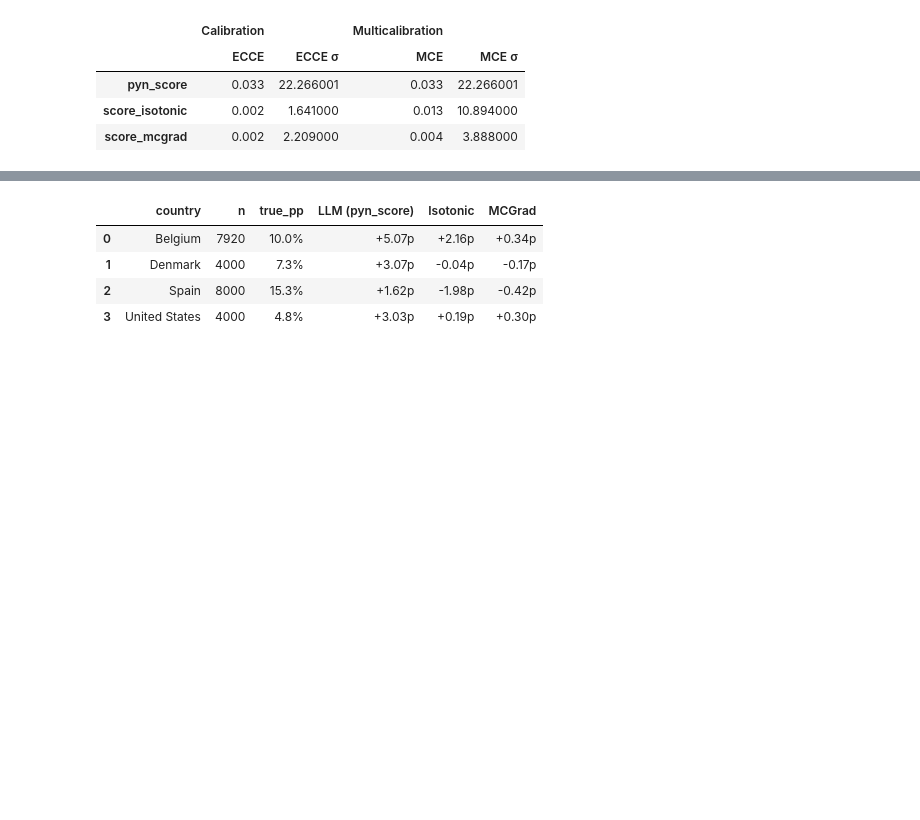
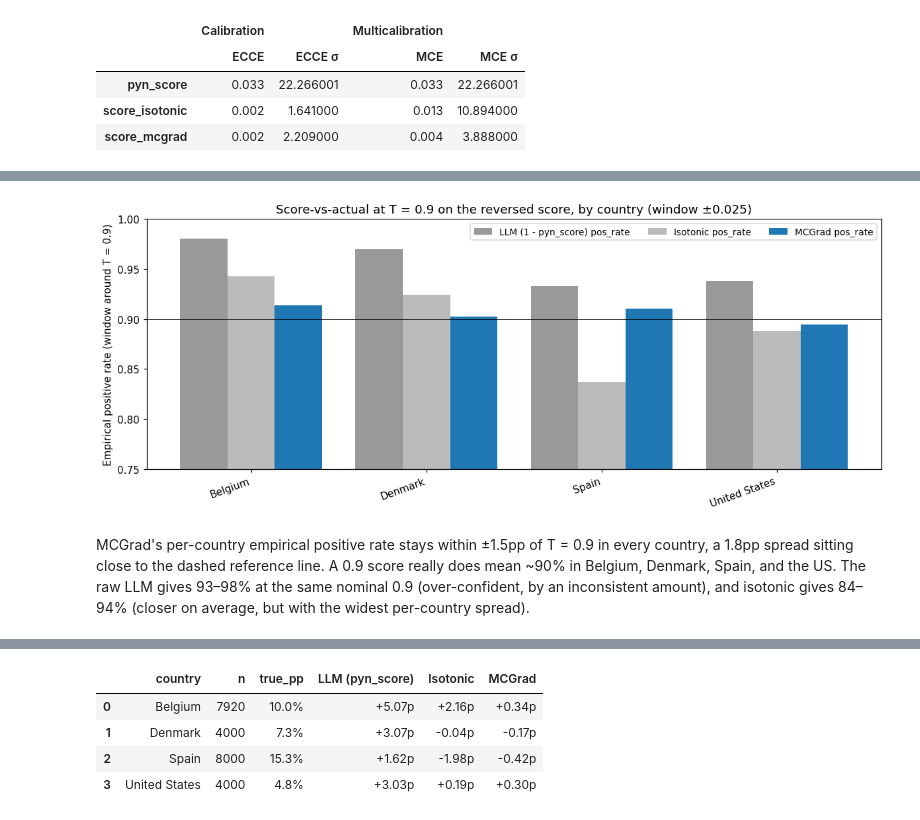
Before and after one commit to facebookincubator/MCGrad, a Jupyter notebook: tutorials/02_calibrating_llm_outputs.ipynb, the cells around one changed output, grey strips where cells are left out. Drawn from its saved outputs; the diff is of its cells as text; code cells hidden in the pictures; blank space fills up the shorter version.

```diff
--- a/tutorials/02_calibrating_llm_outputs.ipynb
+++ b/tutorials/02_calibrating_llm_outputs.ipynb
@@ -417,0 +542,32 @@ We slice the test set by `country` (the same segmentation we used for per-segmen
+# %%
+def plot_per_segment(df, segment_col, value_cols, ylabel, title,
+                     ylim=None, axhline=None):
+    fig, ax = plt.subplots(figsize=(11, 4.5))
+    x = np.arange(len(df))
+    width = 0.27
+    for i, col in enumerate(value_cols):
+        ax.bar(x + i * width, df[col], width, label=col, color=COLORS[i])
+    if axhline is not None:
+        ax.axhline(axhline, color='black', linewidth=0.5)
+    ax.set_xticks(x + width)
+    labels = df[segment_col].astype(str).str.replace('_', ' ')
+    ax.set_xticklabels(labels, rotation=20, ha='right')
+    ax.set_ylabel(ylabel)
+    if ylim is not None:
+        ax.set_ylim(*ylim)
+    ax.set_title(title)
+    ax.legend(ncol=3, loc='best', fontsize=9)
+    fig.tight_layout()
+    plt.show()
+
+plot_per_segment(
+    mp_table, 'country', mp_cols,
+    ylabel=f'Empirical positive rate (window around T = {T})',
+    title=f'Score-vs-actual at T = {T} on the reversed score, by country (window ±{EPS})',
+    ylim=(0.75, 1.0),
+    axhline=T,
+)
+# %% [output]
+[figure, added]
+# %% [markdown]
+MCGrad's per-country empirical positive rate stays within ±1.5pp of T = 0.9 in every country, a 1.8pp spread sitting close to the dashed reference line. A 0.9 score really does mean ~90% in Belgium, Denmark, Spain, and the US. The raw LLM gives 93–98% at the same nominal 0.9 (over-confident, by an inconsistent amount), and isotonic gives 84–94% (closer on average, but with the widest per-country spread).
```
Also changed, not shown: parts of 52 cells of this notebook, 3 other files.
